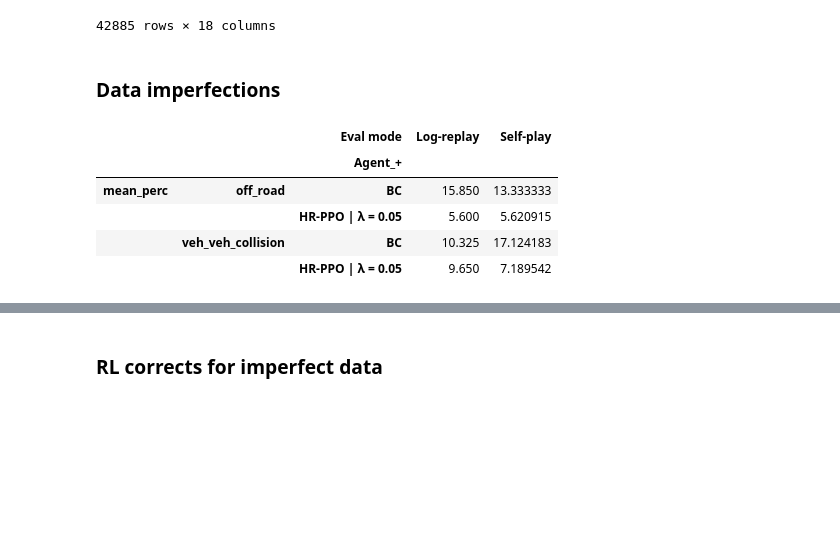
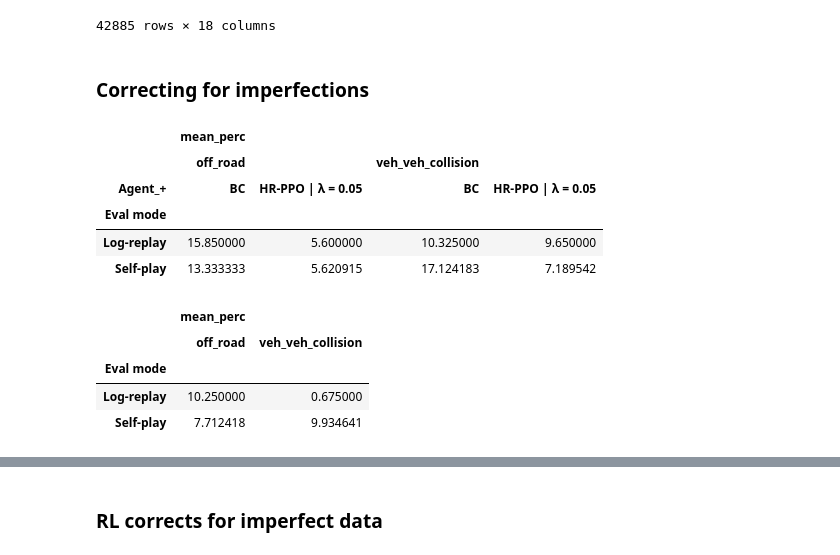
Before and after one commit to dgk453/nocturne_lab, a Jupyter notebook: evaluation/isolate_error.ipynb, the cells around one changed output, grey strips where cells are left out. Drawn from its saved outputs; the diff is of its cells as text; code cells hidden in the pictures; blank space fills up the shorter version.

```diff
--- a/evaluation/isolate_error.ipynb
+++ b/evaluation/isolate_error.ipynb
@@ -56,7 +56,10 @@ def mean_perc(ser: pd.Series) -> float:
 #PATH_TO_DATA = '../evaluation/results/df_agg_performance_100_02_13_13_27.csv'
 
 # New results on 100 scenes, 4000 samples
-PATH_TO_DATA = '../evaluation/results/df_agg_performance_100_02_22_12_21.csv'
+#PATH_TO_DATA = '../evaluation/results/df_agg_performance_100_02_22_12_21.csv'
+
+# New results on train and test dataset
+PATH_TO_DATA = '../evaluation/results/df_agg_performance_02_23_07_17.csv'
 # %%
 # Load data
 df_all = pd.read_csv(PATH_TO_DATA)
@@ -291,21 +293,31 @@ df_all
 | 42884 | tfrecord-00061-of-01000_238.json | 16 | 0.0 | NaN | 1.0 | 16 | 0.0 | 1.0 | ... |
 42885 rows × 18 columns
 # %% [markdown]
-### Data imperfections
+### Correcting for imperfections
 # %%
 df_selected = df_all[df_all['Agent_+'].isin(['BC', 'HR-PPO | λ = 0.05'])]
 
 df_agg_select = df_selected.pivot_table(
     index=['Eval mode'],
     columns=['Agent_+'],
     values=['veh_veh_collision', 'off_road'], # Num total vehicles doesn't make sense
     aggfunc=[mean_perc],
 )
-display(df_agg_select.T)
+display(df_agg_select)
+
+# Compute differences
+df_diff_correct = df_agg_select.xs('BC', level=2, axis=1) - df_agg_select.xs('HR-PPO | λ = 0.05', level=2, axis=1)
+
+display(df_diff_correct)
 # %% [output]
-|  |  | Eval mode | Log-replay | Self-play |
-|  |  | Agent_+ |  |  |
-| mean_perc | off_road | BC | 15.850 | 13.333333 |
-|  |  | HR-PPO | λ = 0.05 | 5.600 | 5.620915 |
-|  | veh_veh_collision | BC | 10.325 | 17.124183 |
-|  |  | HR-PPO | λ = 0.05 | 9.650 | 7.189542 |
+|  | mean_perc |  |  |  |
+|  | off_road |  | veh_veh_collision |  |
+| Agent_+ | BC | HR-PPO | λ = 0.05 | BC | HR-PPO | λ = 0.05 |
+| Eval mode |  |  |  |  |
+| Log-replay | 15.850000 | 5.600000 | 10.325000 | 9.650000 |
+| Self-play | 13.333333 | 5.620915 | 17.124183 | 7.189542 |
+|  | mean_perc |  |
+|  | off_road | veh_veh_collision |
+| Eval mode |  |  |
+| Log-replay | 10.250000 | 0.675000 |
+| Self-play | 7.712418 | 9.934641 |
```
Also changed, not shown: parts of 17 cells of this notebook, 3 other files.
